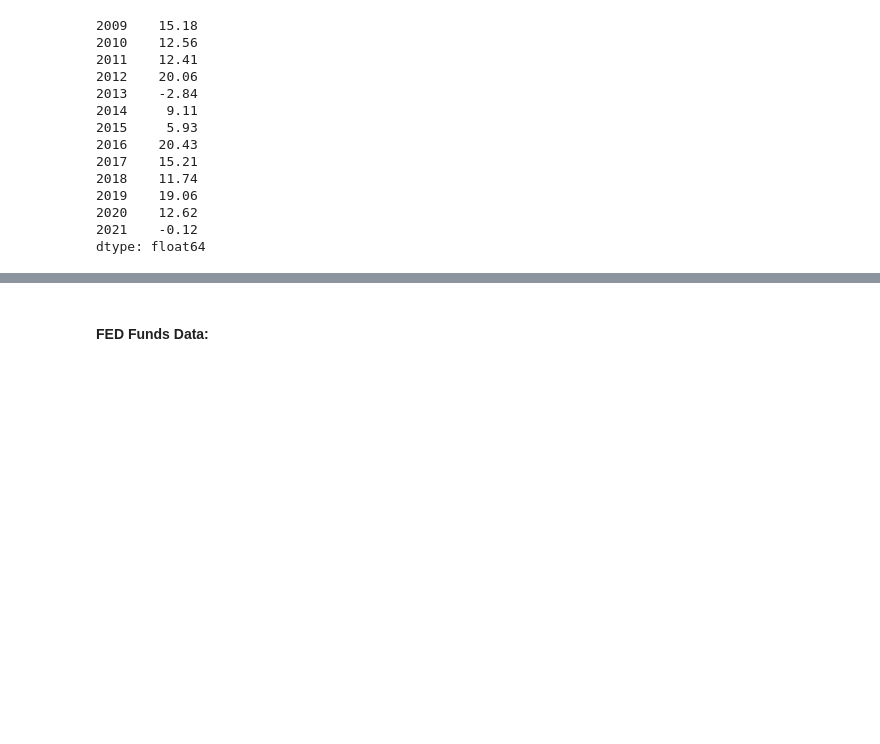
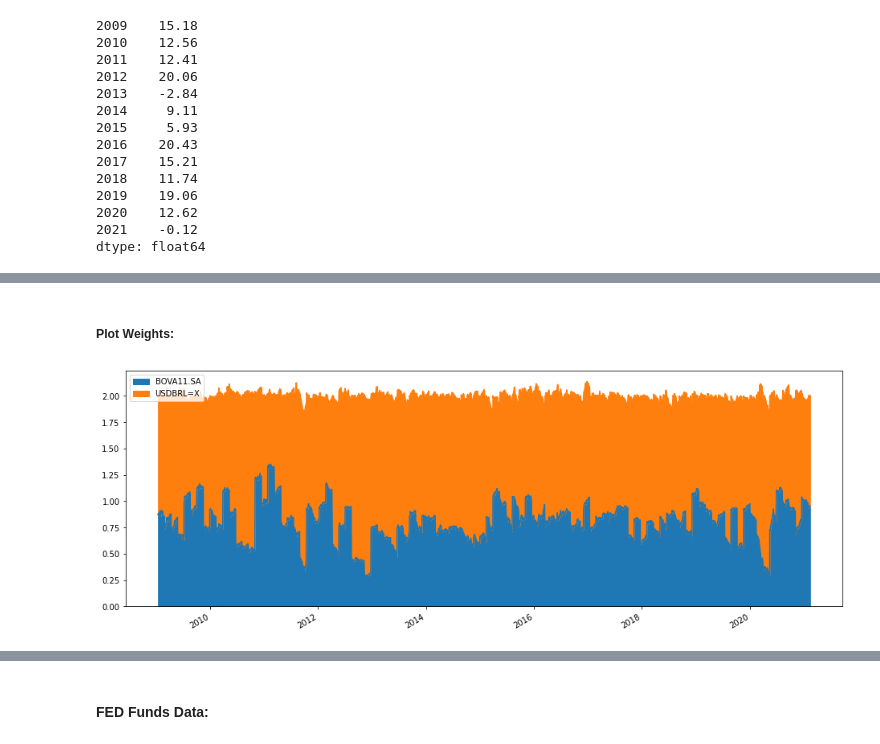
Before and after one commit to pedroosorio98/PyFinLib, a Jupyter notebook: PyFinLib Tools/PyFinLib Tools.ipynb, the cells around one changed output, grey strips where cells are left out. Drawn from its saved outputs; the diff is of its cells as text; code cells hidden in the pictures; blank space fills up the shorter version.

```diff
--- a/PyFinLib Tools/PyFinLib Tools.ipynb
+++ b/PyFinLib Tools/PyFinLib Tools.ipynb
@@ -584,0 +599,6 @@ dtype: float64
+# %% [markdown]
+##### Plot Weights:
+# %%
+pf.plot_weights(vol_weighted_weights_2x)
+# %% [output]
+[figure, added]
```
Also changed, not shown: parts of 12 cells of this notebook, 2 other files.
